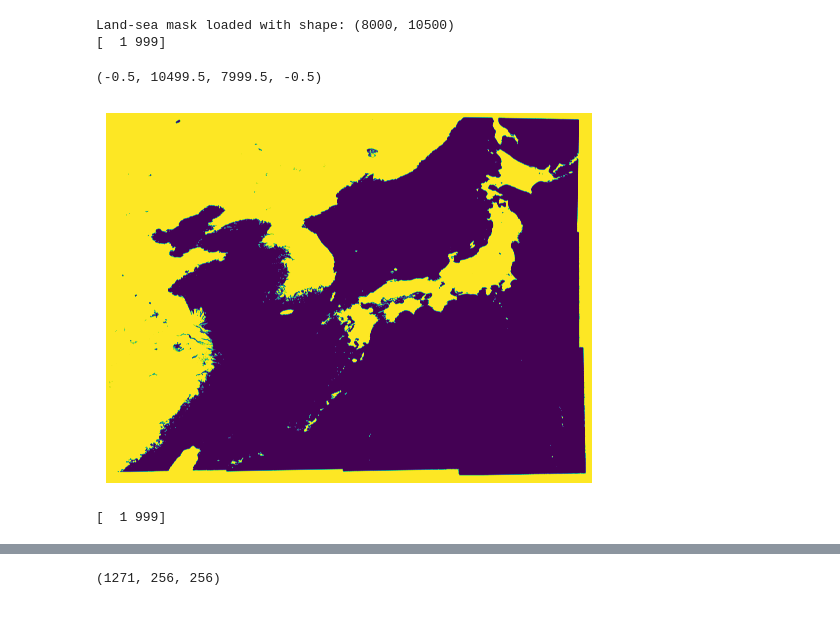
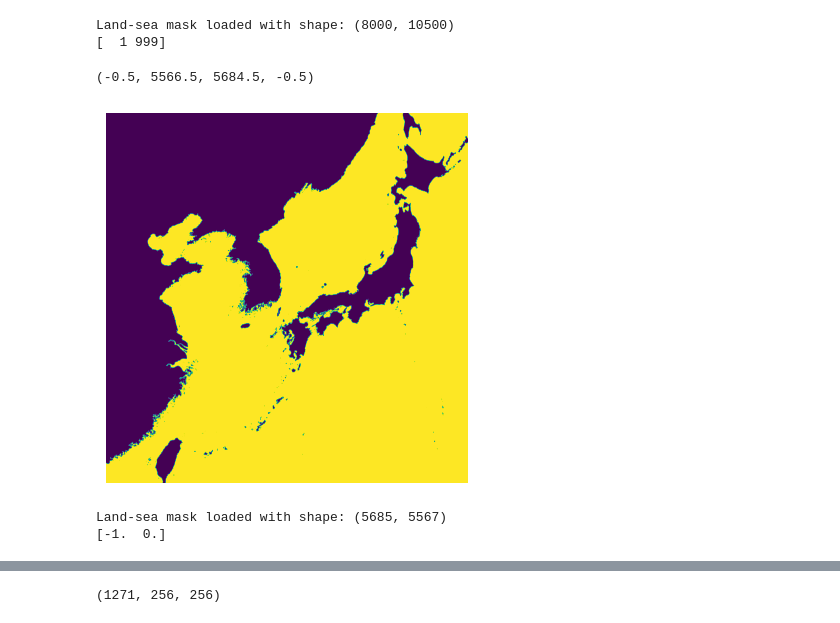
Before and after one commit to yousirong/marine_satellite_image_restoration, a Jupyter notebook: Notebook/1.1 make land-ocean mask.ipynb, the cells around one changed output, grey strips where cells are left out. Drawn from its saved outputs; the diff is of its cells as text; code cells hidden in the pictures.

Commit message:
2024100_goci+differecemap

```diff
--- a/Notebook/1.1 make land-ocean mask.ipynb
+++ b/Notebook/1.1 make land-ocean mask.ipynb
@@ -42,12 +44,22 @@ print(np.unique(land_sea_mask))
 Land-sea mask loaded with shape: (8000, 10500)
 [  1 999]
 # %%
-plt.imshow(mask)
+plt.imshow(land_sea_mask)
 plt.axis(False)
 # %% [output]
-(-0.5, 10499.5, 7999.5, -0.5)
+(-0.5, 5566.5, 5684.5, -0.5)
-[figure, old version]
+[figure, new version]
 # %%
-print(np.unique(mask))
+
+import numpy as np
+# goci maks
+land_sea_mask_path = "/home/juneyonglee/Desktop/AY_ust/preprocessing/is_land_on_GOCI.npy"  # Replace with your actual file path
+# land_sea_mask_path ="/home/juneyonglee/Desktop/AY_ust/preprocessing/is_land_on_GOCI_modified_1_999.npy"
+# ust 21 mask
+# land_sea_mask_path ="/home/juneyonglee/Desktop/AY_ust/preprocessing/Land_mask/Land_mask.npy"
+land_sea_mask = np.load(land_sea_mask_path)
+print(f"Land-sea mask loaded with shape: {land_sea_mask.shape}")
+print(np.unique(land_sea_mask))
 # %% [output]
-[  1 999]
+Land-sea mask loaded with shape: (5685, 5567)
+[-1.  0.]
```
Also changed, not shown: parts of 3 cells of this notebook, 19 other files.
